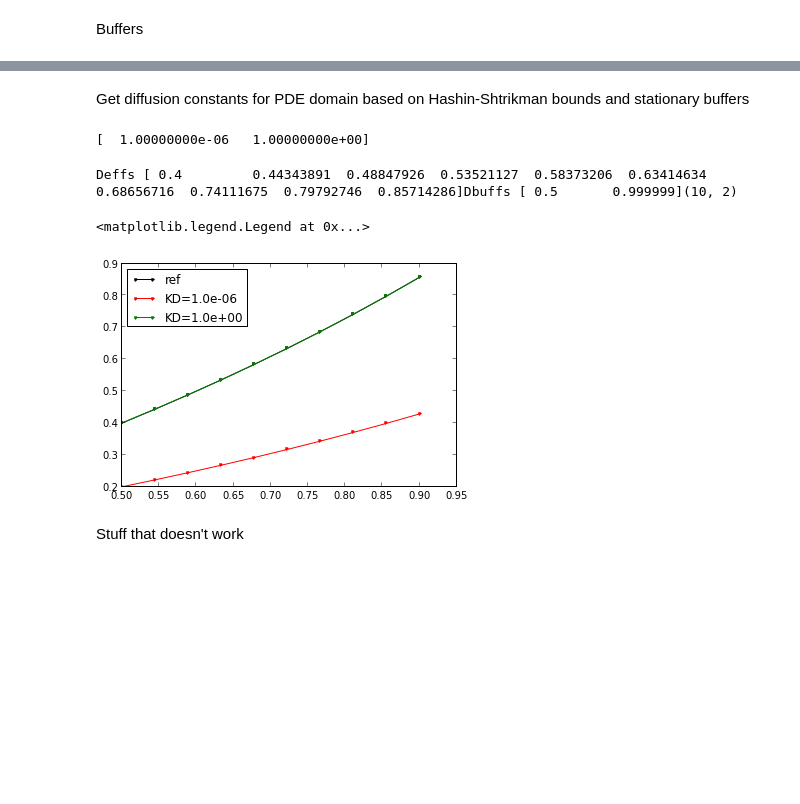
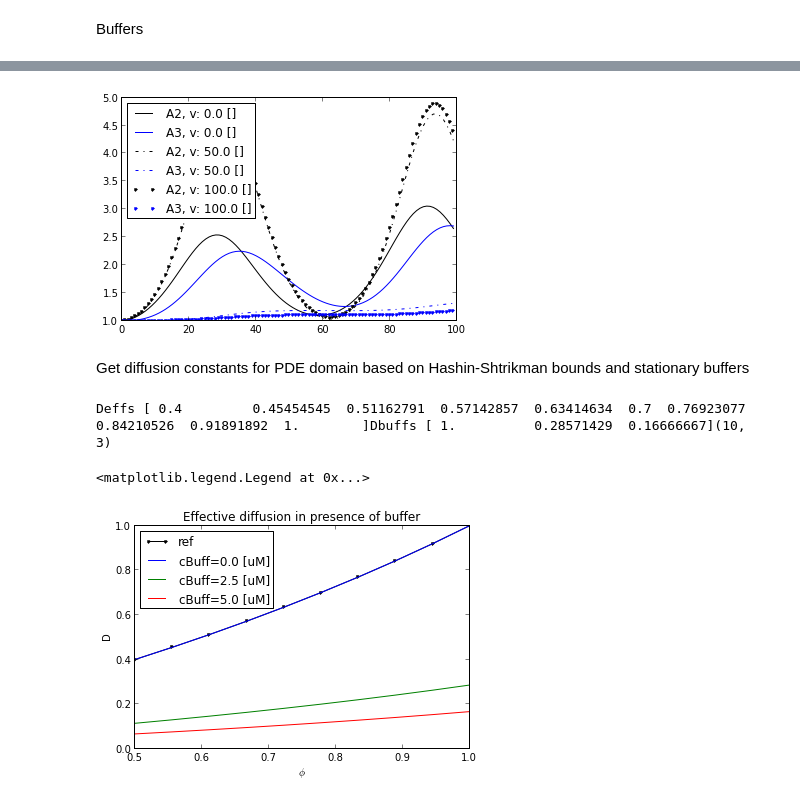
Before and after one commit to huskeypm/enzymekineticsacs, a Jupyter notebook: pdeode.ipynb, the cells around one changed output, grey strips where cells are left out. Saved outputs shown, nothing was run; the diff lists cells and outputs as text; code cells hidden in the pictures; blank space fills up the shorter version.

```diff
--- a/pdeode.ipynb
+++ b/pdeode.ipynb
@@ -100,7 +108,9 @@ D: 1000.000000 Dbuff: 1000.000000dim [ 100.  100.  100.]Adding periodic sourceD:
+# %%
+pickleName ="Dbuffs.pkl"plottest6(pickleName)
+# %% [output]
+[figure, added]
 # %% [markdown]
 Get diffusion constants for PDE domain based on Hashin-Shtrikman bounds and stationary buffers
 # %%
-debug = Falseif debug:    nPhis = 2    #nKDs = 2else:    nPhis = 10    #nKDs = 3    bConc = 1e-6 # 1 [M]     phis = np.linspace(0.5,0.9,nPhis)exps = np.array([-6.,0.])KDs = 10**exps # [M]#print KDs
+debug = Falseif debug:    nPhis = 2    nBuffs = 2else:    nPhis = 10    nBuffs = 3    KD = 1. # 1 [uM]     phis = np.linspace(0.5,1.0,nPhis)cBuffs = np.linspace(0,5,nBuffs) # [uM]#print KDs
-# %% [output]
-[  1.00000000e-06   1.00000000e+00]
 # %%
@@ -108,8 +118,6 @@ debug = Falseif debug:    nPhis = 2    #nKDs = 2else:    nPhis = 10    #nKDs = 3
 # %%
-print "Deffs", Deffsprint "Dbuffs", Dbuffsprint np.shape(Ds)plt.plot(phis,Deffs,'k.-',label="ref")lines=['r.-','g.-','b.']for j,KD in enumerate(KDs):    plt.plot(phis,Ds[:,j],lines[j],label="KD=%3.1e" % KD)plt.legend(loc=0)
+print "Deffs", Deffsprint "Dbuffs", Dbuffsprint np.shape(Ds)plt.plot(phis,Deffs,'k.-',label="ref")lines=['r.-','g.-','b.']for j,cBuff in enumerate(cBuffs):    #plt.plot(phis,Ds[:,j],lines[j],label="cBuff=%3.1e" % cBuff)    plt.plot(phis,Ds[:,j],label="cBuff=%3.1f [uM]" % cBuff)plt.title("Effective diffusion in presence of buffer")     plt.xlabel("$\phi$")plt.ylabel("D")plt.xlim([0.5,1.0])plt.legend(loc=0)
 # %% [output]
-Deffs [ 0.4         0.44343891  0.48847926  0.53521127  0.58373206  0.63414634  0.68656716  0.74111675  0.79792746  0.85714286]Dbuffs [ 0.5       0.999999](10, 2)
+Deffs [ 0.4         0.45454545  0.51162791  0.57142857  0.63414634  0.7  0.76923077  0.84210526  0.91891892  1.        ]Dbuffs [ 1.          0.28571429  0.16666667](10, 3)
 <matplotlib.legend.Legend at 0x...>
-[figure, old version]
+[figure, new version]
-# %% [markdown]
-Stuff that doesn't work
```
Also changed, not shown: parts of 25 cells of this notebook, 1 other file.
